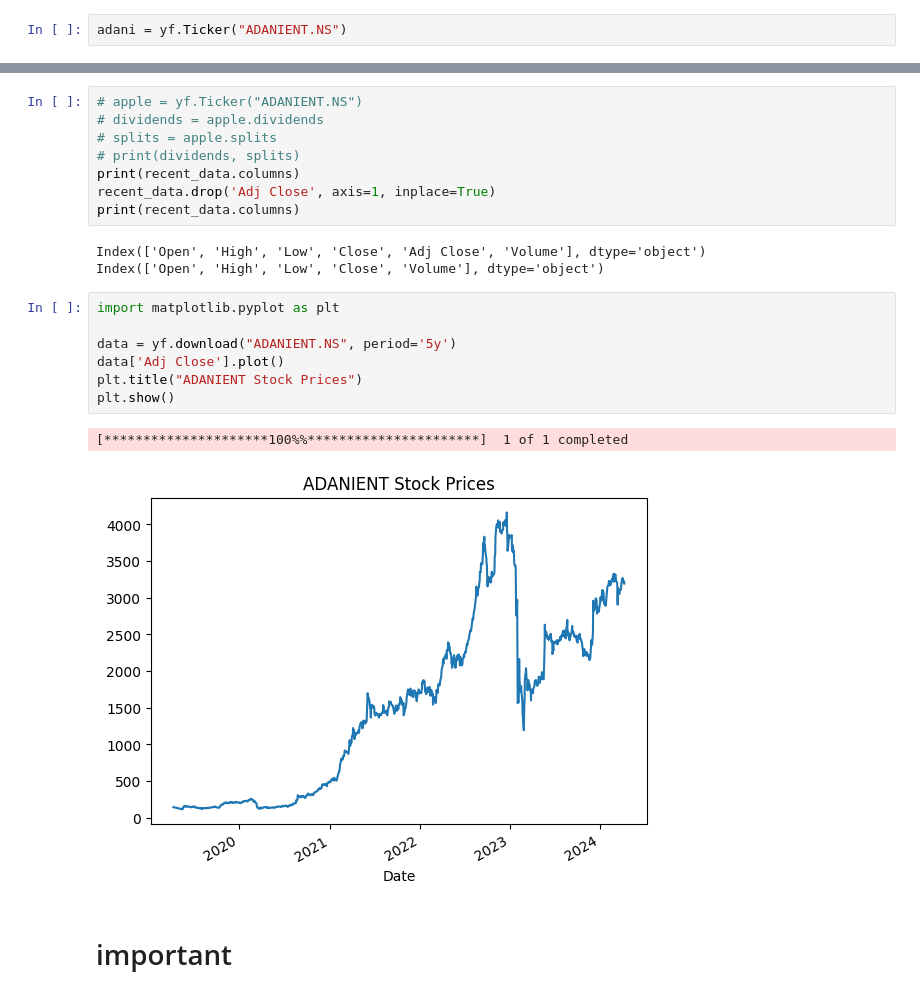
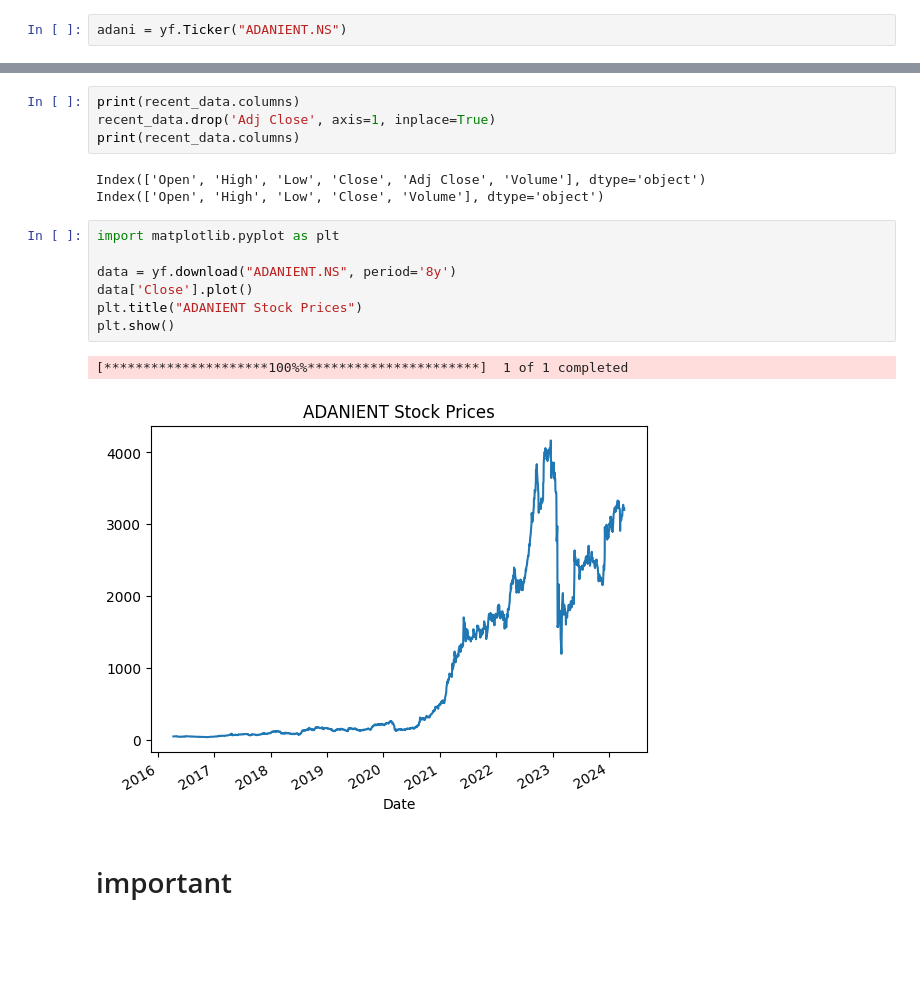
Before and after one commit to H1mm4tHQ/Stock_Market_Price_Movement_Prediction_ML, a Jupyter notebook: PRML_Project.ipynb, the cells around one changed output, grey strips where cells are left out. Cells and saved outputs as stored; diff of their text form; blank space fills up the shorter version.

```diff
--- a/PRML_Project.ipynb
+++ b/PRML_Project.ipynb
@@ -29,10 +29,6 @@ Date
 
 [1975 rows x 6 columns]
 # %%
-# apple = yf.Ticker("ADANIENT.NS")
-# dividends = apple.dividends
-# splits = apple.splits
-# print(dividends, splits)
 print(recent_data.columns)
 recent_data.drop('Adj Close', axis=1, inplace=True)
 print(recent_data.columns)
@@ -42,13 +38,13 @@ Index(['Open', 'High', 'Low', 'Close', 'Volume'], dtype='object')
 # %%
 import matplotlib.pyplot as plt
 
-data = yf.download("ADANIENT.NS", period='5y')
-data['Adj Close'].plot()
+data = yf.download("ADANIENT.NS", period='8y')
+data['Close'].plot()
 plt.title("ADANIENT Stock Prices")
 plt.show()
 # %% [output]
 [*********************100%%**********************]  1 of 1 completed
-[figure, old version]
+[figure, new version]
 # %% [markdown]
 # important
 # %%
```
Also changed, not shown: parts of 17 cells of this notebook.
